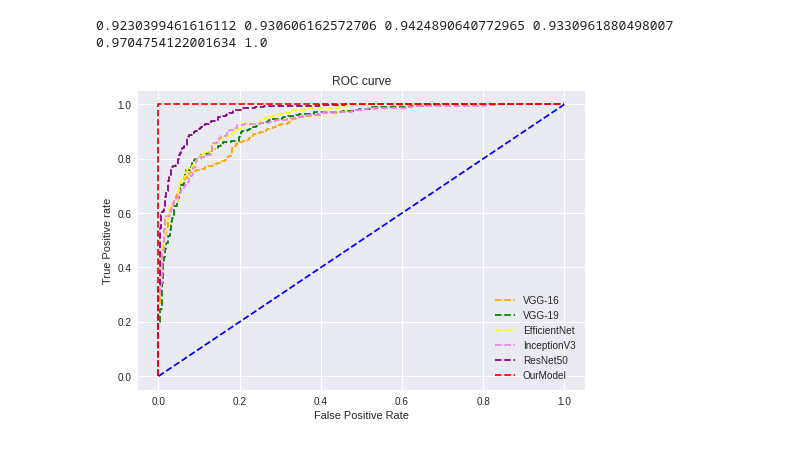
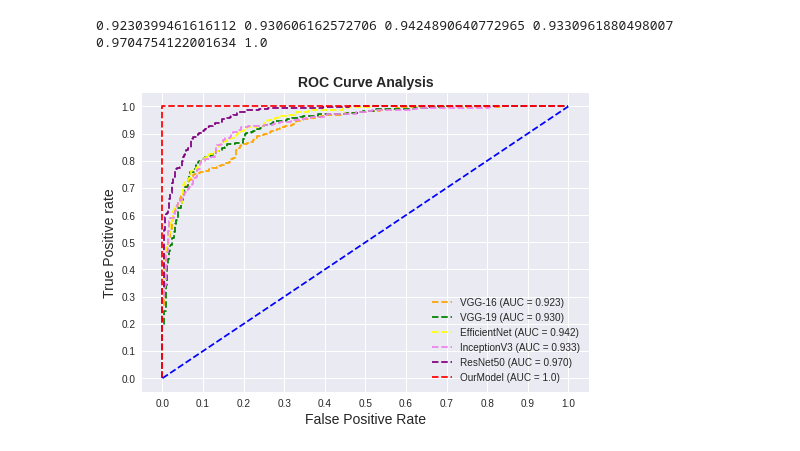
Before and after one commit to IT-17005/Schizophrenia, a Jupyter notebook: ROC_curve.ipynb, the cells around one changed output. Saved outputs shown, nothing was run; the diff lists cells and outputs as text; code cells hidden in the pictures.

```diff
--- a/ROC_curve.ipynb
+++ b/ROC_curve.ipynb
@@ -377,25 +377,28 @@ print(auc_score_vgg16, auc_score_vgg19, auc_score_efficientnet, auc_score_incept
 # %%
 # matplotlib
 import matplotlib.pyplot as plt
 plt.style.use('seaborn')
 
 # plot roc curves
-plt.plot(fpr1, tpr1, linestyle='--',color='orange', label='VGG-16')
-plt.plot(fpr2, tpr2, linestyle='--',color='green', label='VGG-19')
-plt.plot(fpr3, tpr3, linestyle='--',color='yellow', label='EfficientNet')
-plt.plot(fpr4, tpr4, linestyle='--',color='violet', label='InceptionV3')
-plt.plot(fpr5, tpr5, linestyle='--',color='purple', label='ResNet50')
-plt.plot(fpr6, tpr6, linestyle='--',color='red', label='OurModel')
+plt.plot(fpr1, tpr1, linestyle='--',color='orange', label='VGG-16 (AUC = 0.923)')
+plt.plot(fpr2, tpr2, linestyle='--',color='green', label='VGG-19 (AUC = 0.930)')
+plt.plot(fpr3, tpr3, linestyle='--',color='yellow', label='EfficientNet (AUC = 0.942)')
+plt.plot(fpr4, tpr4, linestyle='--',color='violet', label='InceptionV3 (AUC = 0.933)')
+plt.plot(fpr5, tpr5, linestyle='--',color='purple', label='ResNet50 (AUC = 0.970)')
+plt.plot(fpr6, tpr6, linestyle='--',color='red', label='OurModel (AUC = 1.0)')
 plt.plot(p_fpr, p_tpr, linestyle='--', color='blue')
 # title
-plt.title('ROC curve')
+plt.title('ROC Curve Analysis', fontweight='bold', fontsize=14)
+plt.legend(prop={'size':14}, loc='lower right')
 # x label
-plt.xlabel('False Positive Rate')
+plt.xticks(np.arange(0.0, 1.1, step=0.1))
+plt.xlabel('False Positive Rate', fontsize=14)
 # y label
-plt.ylabel('True Positive rate')
+plt.yticks(np.arange(0.0, 1.1, step=0.1))
+plt.ylabel('True Positive rate', fontsize=14)
 
 plt.legend(loc='best')
 plt.savefig('ROC',dpi=300)
 plt.show();
 # %% [output]
-[figure, old version]
+[figure, new version]
```
